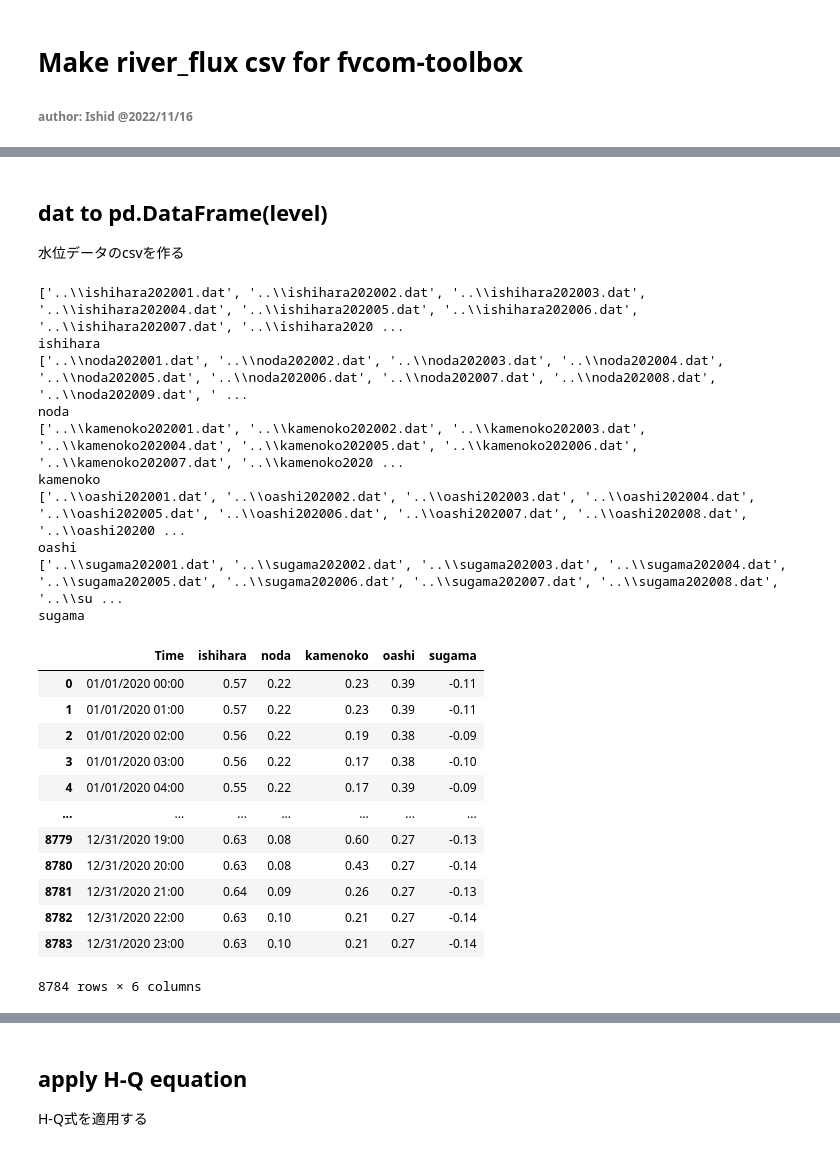
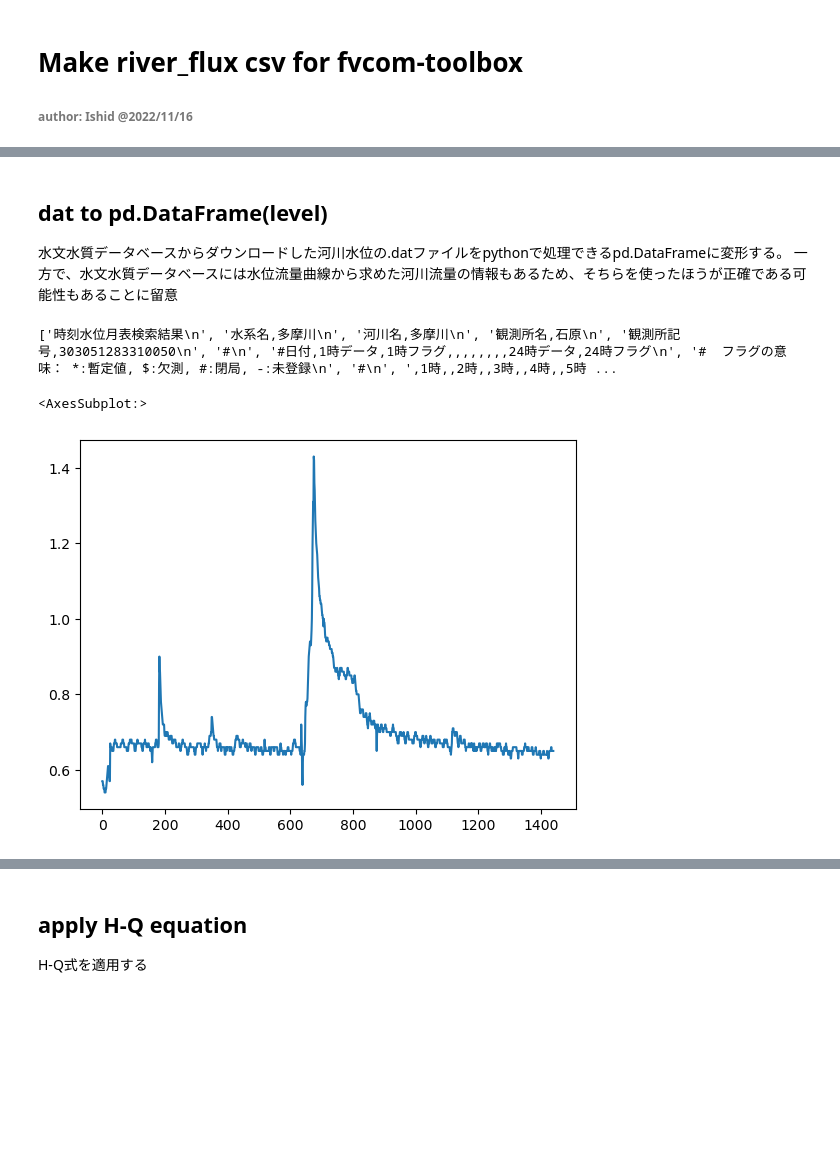
Before and after one commit to IshidaKota/Research-toolbox, a Jupyter notebook: river/scr/make_river_flux.ipynb, the cells around one changed output, grey strips where cells are left out. Cells and saved outputs as stored; diff of their text form; code cells hidden in the pictures; blank space fills up the shorter version.

```diff
--- a/river/scr/make_river_flux.ipynb
+++ b/river/scr/make_river_flux.ipynb
@@ -15,5 +15,18 @@ from datetime import timedelta
 import matplotlib.pyplot as plt
 # %% [markdown]
 ## dat to pd.DataFrame(level)
-水位データのcsvを作る
+水文水質データベースからダウンロードした河川水位の.datファイルをpythonで処理できるpd.DataFrameに変形する。
+一方で、水文水質データベースには水位流量曲線から求めた河川流量の情報もあるため、そちらを使ったほうが正確である可能性もあることに留意
+# %%
+#sample read
+import codecs
+filePath = "./ishihara202001.dat" #specify your path to your file!
+#with codecs.open(filePath,'r','utf-8','ignore') as f:
+with open(filePath,'r',encoding="shift-jis") as f:
+    #普通のopenで開こうとすると下記のエラーが出るため、encodingで日本語対応のあるshift-jisを選択。
+    #'utf-8' codec can't decode byte 0x8e in position 0: invalid start byte
+    l = f.readlines()
+    print(l)
+# %% [output]
+['時刻水位月表検索結果\n', '水系名,多摩川\n', '河川名,多摩川\n', '観測所名,石原\n', '観測所記号,303051283310050\n', '#\n', '#日付,1時データ,1時フラグ,,,,,,,,24時データ,24時フラグ\n', '#  フラグの意味： *:暫定値, $:欠測, #:閉局, -:未登録\n', '#\n', ',1時,,2時,,3時,,4時,,5時 ...
 # %%
@@ -68,28 +59,6 @@ datファイル名に統一した名前を入れ、その名前の一覧をplace
-# %%
-level = make_river_level(['ishihara','noda','kamenoko','oashi','sugama'])
-level = level[level['Time'] != "01/01/2021 00:00"] #toolboxの仕様として、一年分のデータは8784行でなければならない
-level
-# %% [output]
-['..\\ishihara202001.dat', '..\\ishihara202002.dat', '..\\ishihara202003.dat', '..\\ishihara202004.dat', '..\\ishihara202005.dat', '..\\ishihara202006.dat', '..\\ishihara202007.dat', '..\\ishihara2020 ...
-ishihara
-['..\\noda202001.dat', '..\\noda202002.dat', '..\\noda202003.dat', '..\\noda202004.dat', '..\\noda202005.dat', '..\\noda202006.dat', '..\\noda202007.dat', '..\\noda202008.dat', '..\\noda202009.dat', ' ...
-noda
-['..\\kamenoko202001.dat', '..\\kamenoko202002.dat', '..\\kamenoko202003.dat', '..\\kamenoko202004.dat', '..\\kamenoko202005.dat', '..\\kamenoko202006.dat', '..\\kamenoko202007.dat', '..\\kamenoko2020 ...
-kamenoko
-['..\\oashi202001.dat', '..\\oashi202002.dat', '..\\oashi202003.dat', '..\\oashi202004.dat', '..\\oashi202005.dat', '..\\oashi202006.dat', '..\\oashi202007.dat', '..\\oashi202008.dat', '..\\oashi20200 ...
-oashi
-['..\\sugama202001.dat', '..\\sugama202002.dat', '..\\sugama202003.dat', '..\\sugama202004.dat', '..\\sugama202005.dat', '..\\sugama202006.dat', '..\\sugama202007.dat', '..\\sugama202008.dat', '..\\su ...
-sugama
-|  | Time | ishihara | noda | kamenoko | oashi | sugama |
-| 0 | 01/01/2020 00:00 | 0.57 | 0.22 | 0.23 | 0.39 | -0.11 |
-| 1 | 01/01/2020 01:00 | 0.57 | 0.22 | 0.23 | 0.39 | -0.11 |
-| 2 | 01/01/2020 02:00 | 0.56 | 0.22 | 0.19 | 0.38 | -0.09 |
-| 3 | 01/01/2020 03:00 | 0.56 | 0.22 | 0.17 | 0.38 | -0.10 |
-| 4 | 01/01/2020 04:00 | 0.55 | 0.22 | 0.17 | 0.39 | -0.09 |
-| ... | ... | ... | ... | ... | ... | ... |
-| 8779 | 12/31/2020 19:00 | 0.63 | 0.08 | 0.60 | 0.27 | -0.13 |
-| 8780 | 12/31/2020 20:00 | 0.63 | 0.08 | 0.43 | 0.27 | -0.14 |
-| 8781 | 12/31/2020 21:00 | 0.64 | 0.09 | 0.26 | 0.27 | -0.13 |
-| 8782 | 12/31/2020 22:00 | 0.63 | 0.10 | 0.21 | 0.27 | -0.14 |
-| 8783 | 12/31/2020 23:00 | 0.63 | 0.10 | 0.21 | 0.27 | -0.14 |
-8784 rows × 6 columns
+# %%
+waterLevel = convertDatToSeries("ishihara")
+waterLevel.plot()
+# %% [output]
+<AxesSubplot:>
+[figure, added]
```
Also changed, not shown: parts of 6 cells of this notebook.
